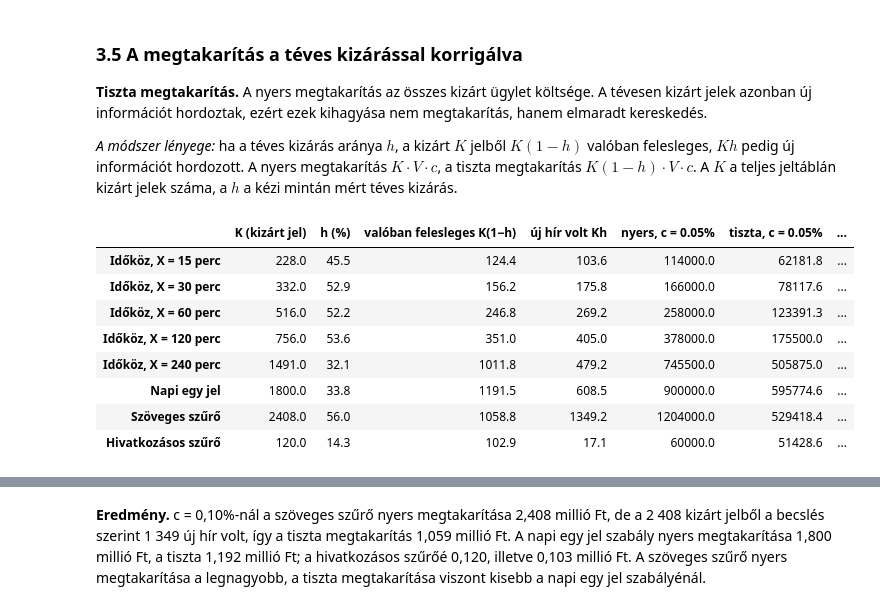
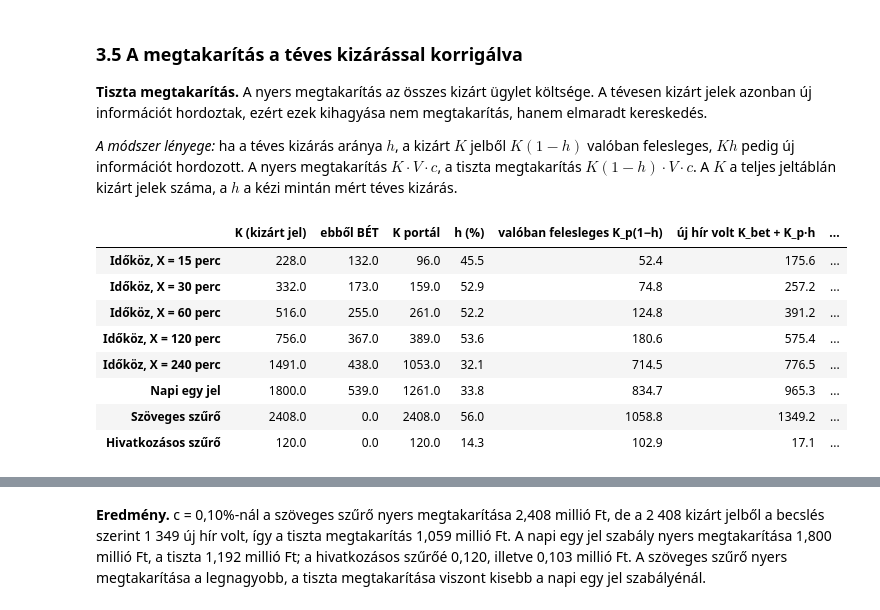
Before and after one commit to Tamacsa/BGE-Szakdolgozat, a Jupyter notebook: 04_h1b_rq2_szakdolgozat.ipynb, the cells around one changed output, grey strips where cells are left out. Saved outputs shown, nothing was run; the diff lists cells and outputs as text; code cells hidden in the pictures.

```diff
--- a/04_h1b_rq2_szakdolgozat.ipynb
+++ b/04_h1b_rq2_szakdolgozat.ipynb
@@ -658,24 +723,46 @@ A kézi minta nyitvatartási jelei: 166, ebből a kézi címke szerint régi: 41
 
 *A módszer lényege:* ha a téves kizárás aránya $h$, a kizárt $K$ jelből $K(1-h)$ valóban felesleges, $Kh$ pedig új információt hordozott. A nyers megtakarítás $K\cdot V\cdot c$, a tiszta megtakarítás $K(1-h)\cdot V\cdot c$. A $K$ a teljes jeltáblán kizárt jelek száma, a $h$ a kézi mintán mért téves kizárás.
 # %%
+bet = (jelek.forras == "bet").to_numpy()
 tiszta_sorok = {}
-for nev in kizarasok.columns:
-    K = int(kizarasok[nev].sum())
+
+for nev in rq2_minoseg.index:
+    kizart = (szabalyok[nev] == False)
+
+    K = int(kizart.sum())
+    K_bet = int((kizart & bet).sum())
+    K_portal = K - K_bet
+
     h = rq2_minoseg.loc[nev, "téves kizárás h (%)"] / 100
-    sor = {"K (kizárt jel)": K, "h (%)": 100 * h, "valóban felesleges K(1−h)": K * (1 - h), "új hír volt Kh": K * h}
+
+    valoban_felesleges = K_portal * (1 - h)
+    uj_hir_volt = K_bet + K_portal * h
+
+    sor = {
+        "K (kizárt jel)": K,
+        "ebből BÉT": K_bet,
+        "K portál": K_portal,
+        "h (%)": 100 * h,
+        "valóban felesleges K_p(1−h)": valoban_felesleges,
+        "új hír volt K_bet + K_p·h": uj_hir_volt
+    }
+
     for c in KOLTSEGRATAK:
-        sor[f"nyers, c = {100 * c:.2f}%"] = K * V * c
-        sor[f"tiszta, c = {100 * c:.2f}%"] = K * (1 - h) * V * c
+        szazalek = 100 * c
+        sor[f"nyers, c = {szazalek:.2f}%"] = K * V * c
+        sor[f"tiszta, c = {szazalek:.2f}%"] = valoban_felesleges * V * c
+
     tiszta_sorok[nev] = sor
+
 rq2_tiszta = pd.DataFrame(tiszta_sorok).T
 display(rq2_tiszta.round(1))
 # %% [output]
-|  | K (kizárt jel) | h (%) | valóban felesleges K(1−h) | új hír volt Kh | nyers, c = 0.05% | tiszta, c = 0.05% | ... |
-| Időköz, X = 15 perc | 228.0 | 45.5 | 124.4 | 103.6 | 114000.0 | 62181.8 | ... |
-| Időköz, X = 30 perc | 332.0 | 52.9 | 156.2 | 175.8 | 166000.0 | 78117.6 | ... |
-| Időköz, X = 60 perc | 516.0 | 52.2 | 246.8 | 269.2 | 258000.0 | 123391.3 | ... |
-| Időköz, X = 120 perc | 756.0 | 53.6 | 351.0 | 405.0 | 378000.0 | 175500.0 | ... |
-| Időköz, X = 240 perc | 1491.0 | 32.1 | 1011.8 | 479.2 | 745500.0 | 505875.0 | ... |
-| Napi egy jel | 1800.0 | 33.8 | 1191.5 | 608.5 | 900000.0 | 595774.6 | ... |
-| Szöveges szűrő | 2408.0 | 56.0 | 1058.8 | 1349.2 | 1204000.0 | 529418.4 | ... |
-| Hivatkozásos szűrő | 120.0 | 14.3 | 102.9 | 17.1 | 60000.0 | 51428.6 | ... |
+|  | K (kizárt jel) | ebből BÉT | K portál | h (%) | valóban felesleges K_p(1−h) | új hír volt K_bet + K_p·h | ... |
+| Időköz, X = 15 perc | 228.0 | 132.0 | 96.0 | 45.5 | 52.4 | 175.6 | ... |
+| Időköz, X = 30 perc | 332.0 | 173.0 | 159.0 | 52.9 | 74.8 | 257.2 | ... |
+| Időköz, X = 60 perc | 516.0 | 255.0 | 261.0 | 52.2 | 124.8 | 391.2 | ... |
+| Időköz, X = 120 perc | 756.0 | 367.0 | 389.0 | 53.6 | 180.6 | 575.4 | ... |
+| Időköz, X = 240 perc | 1491.0 | 438.0 | 1053.0 | 32.1 | 714.5 | 776.5 | ... |
+| Napi egy jel | 1800.0 | 539.0 | 1261.0 | 33.8 | 834.7 | 965.3 | ... |
+| Szöveges szűrő | 2408.0 | 0.0 | 2408.0 | 56.0 | 1058.8 | 1349.2 | ... |
+| Hivatkozásos szűrő | 120.0 | 0.0 | 120.0 | 14.3 | 102.9 | 17.1 | ... |
```
Also changed, not shown: parts of 4 cells of this notebook.
